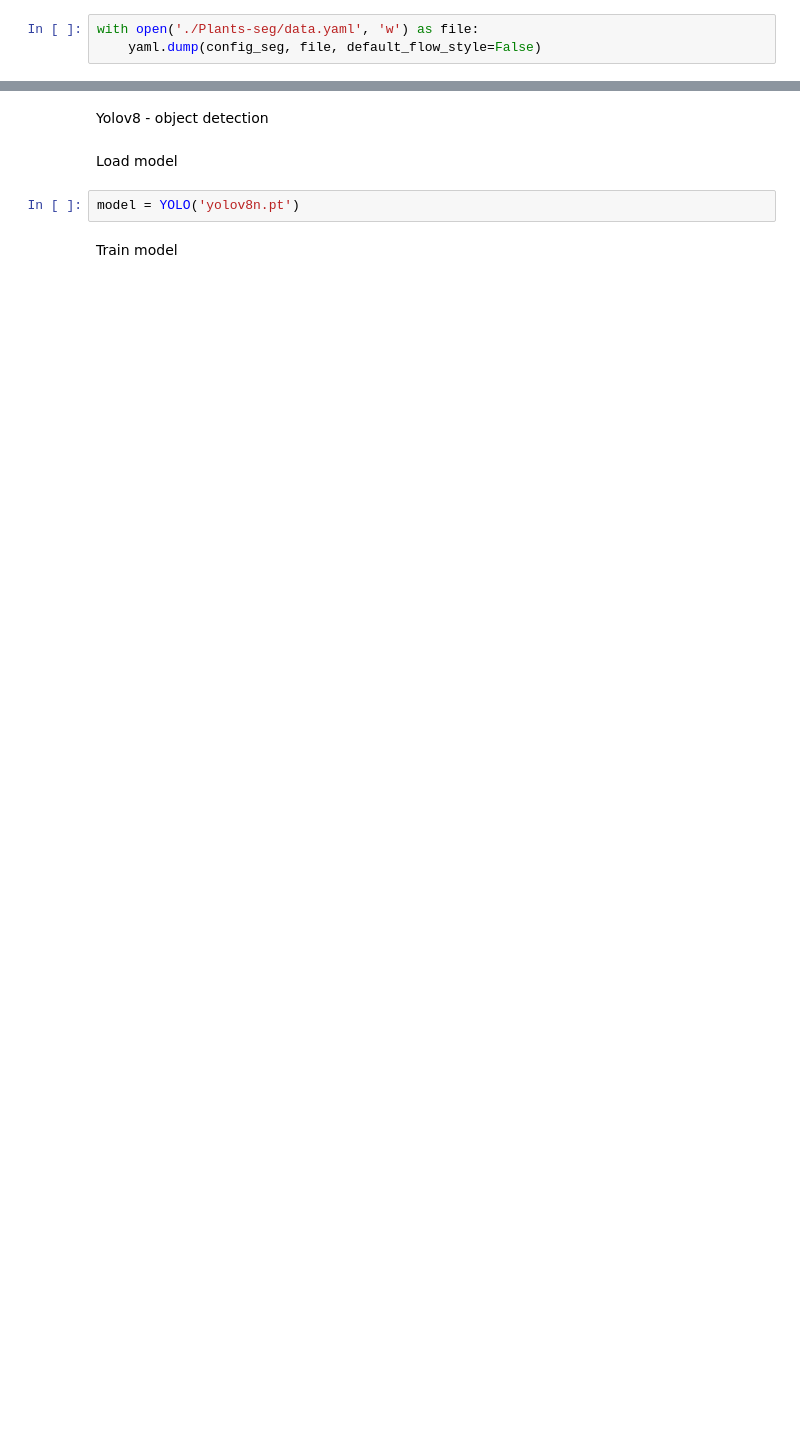
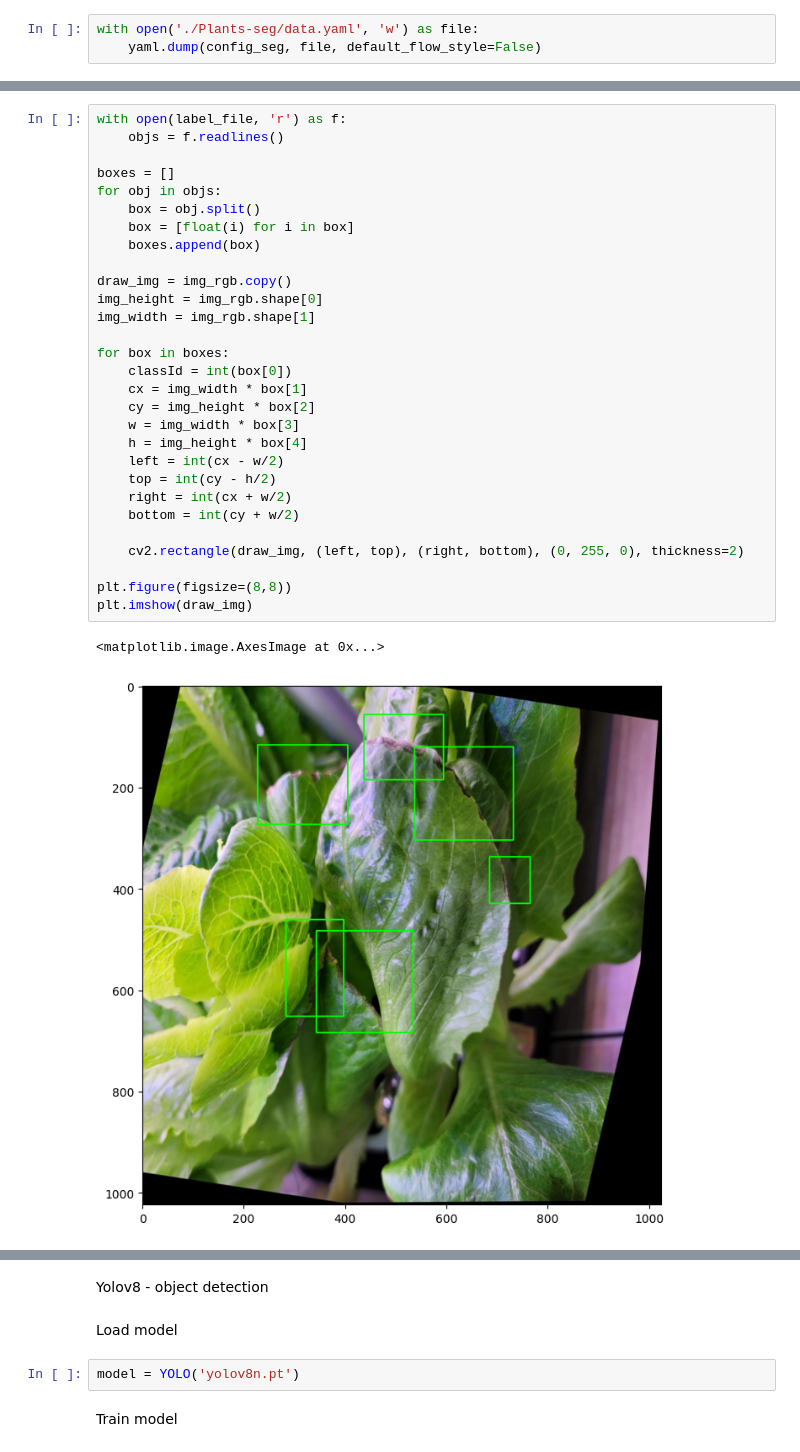
Before and after one commit to giyeongyoon/lettuce_growth_monitoring, a Jupyter notebook: lettuce_object_detection.ipynb, the cells around one changed output, grey strips where cells are left out. Drawn from its saved outputs; the diff is of its cells as text; blank space fills up the shorter version.

```diff
--- a/lettuce_object_detection.ipynb
+++ b/lettuce_object_detection.ipynb
@@ -183,0 +228,32 @@ with open('./Plants-seg/data.yaml', 'w') as file:
+# %%
+with open(label_file, 'r') as f:
+    objs = f.readlines()
+
+boxes = []
+for obj in objs:
+    box = obj.split()
+    box = [float(i) for i in box]
+    boxes.append(box)
+
+draw_img = img_rgb.copy()
+img_height = img_rgb.shape[0]
+img_width = img_rgb.shape[1]
+
+for box in boxes:
+    classId = int(box[0])
+    cx = img_width * box[1]
+    cy = img_height * box[2]
+    w = img_width * box[3]
+    h = img_height * box[4]
+    left = int(cx - w/2)
+    top = int(cy - h/2)
+    right = int(cx + w/2)
+    bottom = int(cy + w/2)
+
+    cv2.rectangle(draw_img, (left, top), (right, bottom), (0, 255, 0), thickness=2)
+
+plt.figure(figsize=(8,8))
+plt.imshow(draw_img)
+# %% [output]
+<matplotlib.image.AxesImage at 0x...>
+[figure, added]
```
Also changed, not shown: parts of 38 cells of this notebook.
